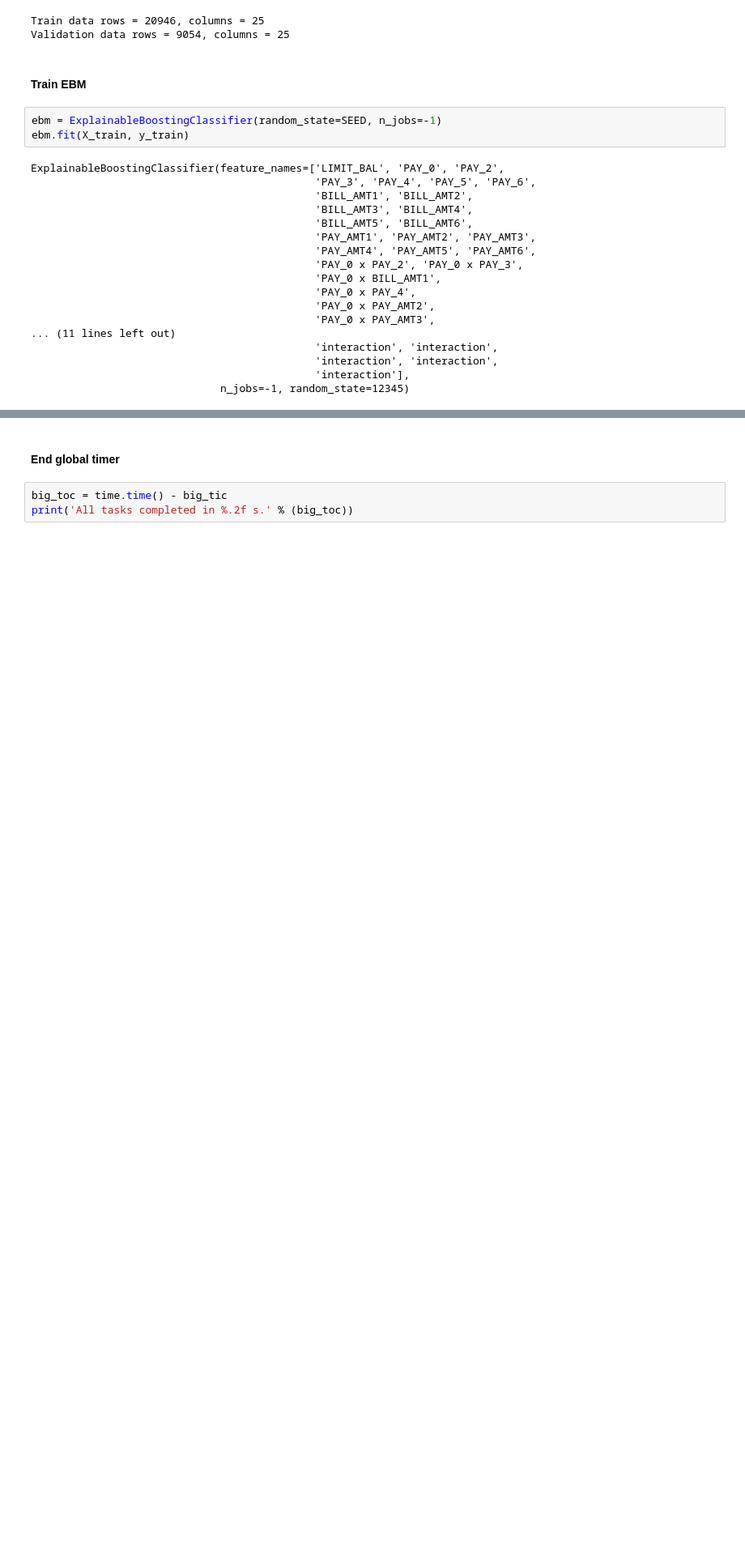
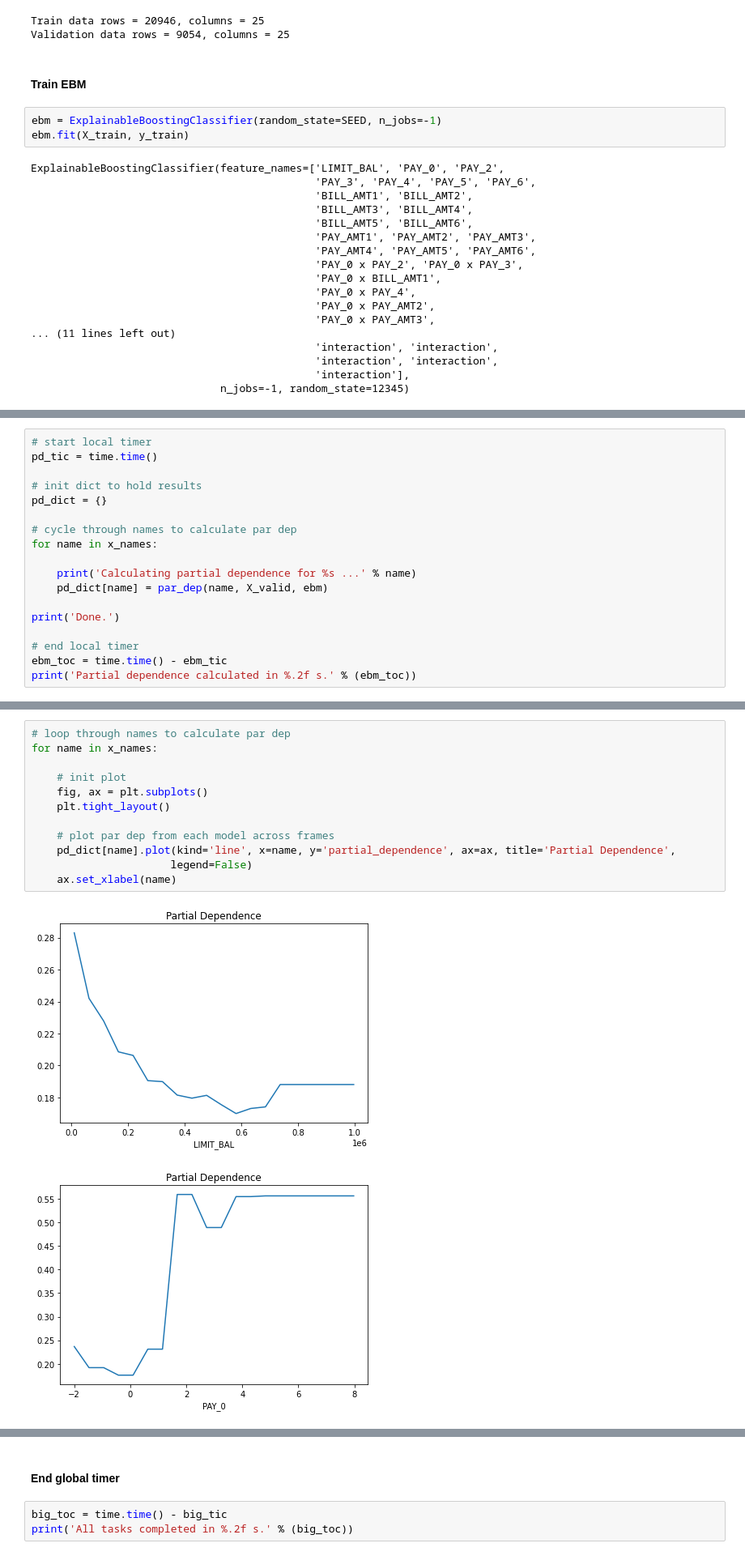
Before and after one commit to jphall663/GWU_rml, a Jupyter notebook: lecture_1_ebm_example.ipynb, the cells around one changed output, grey strips where cells are left out. Shown at 81% size. Cells and saved outputs as stored; diff of their text form; blank space fills up the shorter version.

```diff
--- a/lecture_1_ebm_example.ipynb
+++ b/lecture_1_ebm_example.ipynb
@@ -146,0 +229,18 @@ show(ebm_global)
+# %%
+# start local timer
+pd_tic = time.time()
+
+# init dict to hold results
+pd_dict = {}
+
+# cycle through names to calculate par dep
+for name in x_names:
+
+    print('Calculating partial dependence for %s ...' % name)
+    pd_dict[name] = par_dep(name, X_valid, ebm)
+
+print('Done.')
+
+# end local timer
+ebm_toc = time.time() - ebm_tic
+print('Partial dependence calculated in %.2f s.' % (ebm_toc))
@@ -146,0 +265,15 @@ show(ebm_global)
+# %%
+# loop through names to calculate par dep
+for name in x_names:
+
+    # init plot
+    fig, ax = plt.subplots()
+    plt.tight_layout()
+
+    # plot par dep from each model across frames
+    pd_dict[name].plot(kind='line', x=name, y='partial_dependence', ax=ax, title='Partial Dependence',
+                      legend=False)
+    ax.set_xlabel(name)
+# %% [output]
+[figure, added]
+[figure, added]
```
Also changed, not shown: parts of 13 cells of this notebook, 4 other files.
